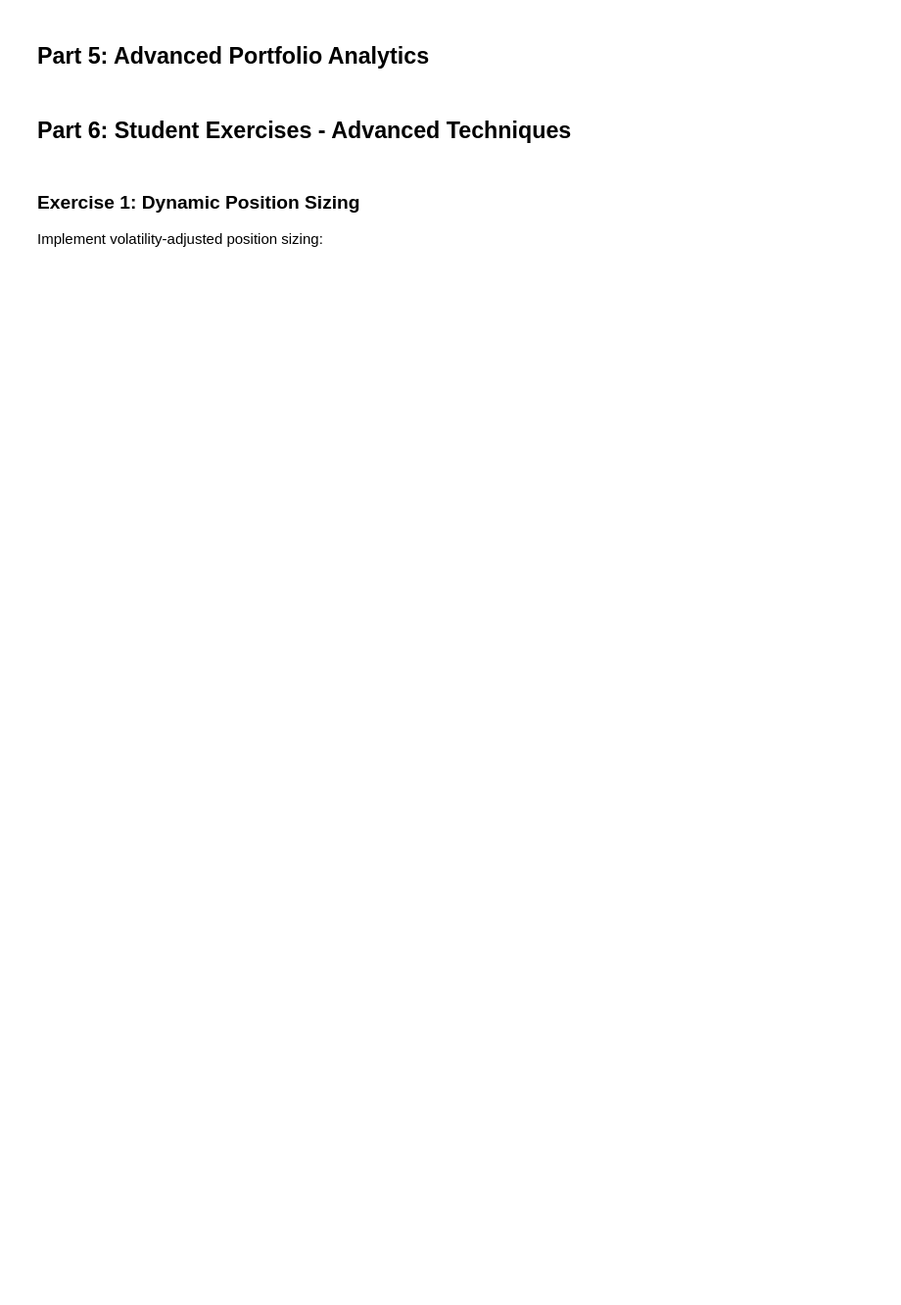
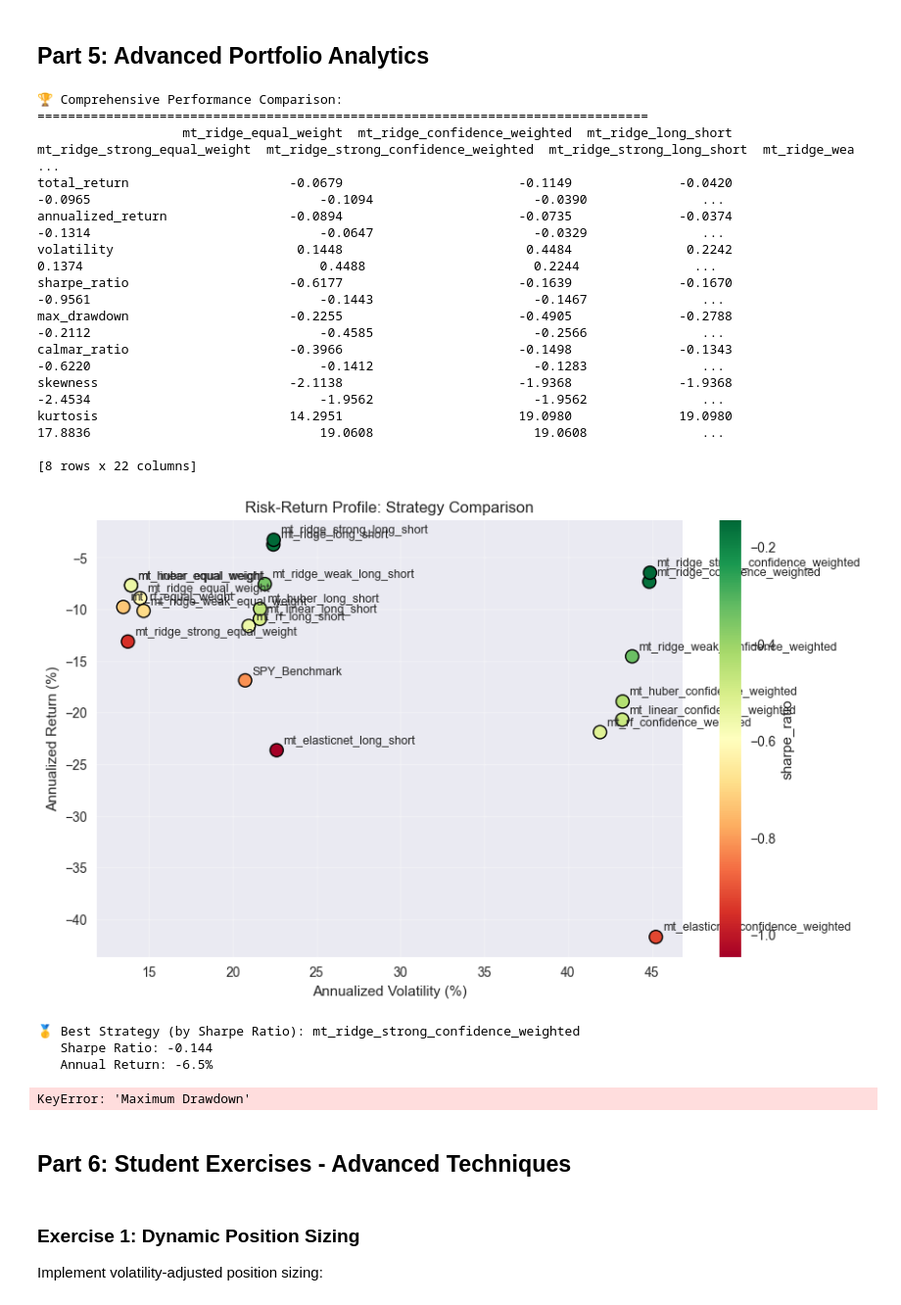
Before and after one commit to Cerebellum-Archive/capstone_simulator, a Jupyter notebook: notebooks/02_multi_target_tutorial.ipynb, the cells around one changed output. Shown at 98% size. Cells and saved outputs as stored; diff of their text form; code cells hidden in the pictures; blank space fills up the shorter version.

```diff
--- a/notebooks/02_multi_target_tutorial.ipynb
+++ b/notebooks/02_multi_target_tutorial.ipynb
@@ -318,7 +369,7 @@ regout_list, sweep_tags, stats_df = run_comprehensive_strategy_sweep(
 print("✅ Comprehensive strategy sweep completed!")
 print(f"📊 Strategies tested: {len(sweep_tags)}")
 print(f"📈 Benchmarks per strategy: Multiple (SPY-only, Equal Weight, Risk Parity, etc.)")
-print(f"📅 Analysis period: {stats_df.loc['start_date', sweep_tags[0]]} to {stats_df.loc['end_date', sweep_tags[0]]}")
+print(f"📅 Analysis period: {stats_df.loc[sweep_tags[0], 'start_date']} to {stats_df.loc[sweep_tags[0], 'end_date']}")
 
 # Display professional performance summary
 print("\n🏆 PROFESSIONAL MULTI-TARGET PERFORMANCE SUMMARY")
@@ -326,21 +377,21 @@ print("=" * 80)
 print(stats_df.round(4))
 
 # Highlight key insights
-best_strategy = stats_df.loc['sharpe'].idxmax()
-best_sharpe = stats_df.loc['sharpe', best_strategy]
+best_strategy = stats_df['sharpe'].idxmax()
+best_sharpe = stats_df.loc[best_strategy, 'sharpe']
 
 print(f"\n🎯 KEY INSIGHTS:")
 print(f"   📈 Best Strategy: {best_strategy}")
 print(f"   📊 Best Sharpe Ratio: {best_sharpe:.3f}")
-print(f"   💰 Best Annual Return: {stats_df.loc['return', best_strategy]:.2%}")
-print(f"   📉 Best Max Drawdown: {stats_df.loc['max_drawdown', best_strategy]:.2%}")
+print(f"   💰 Best Annual Return: {stats_df.loc[best_strategy, 'return']:.2%}")
+print(f"   📉 Best Max Drawdown: {stats_df.loc[best_strategy, 'max_drawdown']:.2%}")
 
 # Show strategy performance ranking
 print(f"\n📊 STRATEGY RANKING (by Sharpe Ratio):")
-sharpe_ranking = stats_df.loc['sharpe'].sort_values(ascending=False)
+sharpe_ranking = stats_df['sharpe'].sort_values(ascending=False)
 for i, (strategy, sharpe) in enumerate(sharpe_ranking.head(5).items(), 1):
-    annual_return = stats_df.loc['return', strategy]
-    max_dd = stats_df.loc['max_drawdown', strategy]
+    annual_return = stats_df.loc[strategy, 'return']
+    max_dd = stats_df.loc[strategy, 'max_drawdown']
     print(f"   {i}. {strategy}: Sharpe {sharpe:.3f} | Return {annual_return:.2%} | DD {max_dd:.2%}")
 
 # Position strategy analysis
@@ -359,7 +410,7 @@ for strategy in sweep_tags:
         strategy_type = "Unknown"
         description = "Strategy type analysis"
 
-    sharpe = stats_df.loc['sharpe', strategy]
+    sharpe = stats_df.loc[strategy, 'sharpe']
     print(f"   {strategy_type}: {description} | Sharpe: {sharpe:.3f}")
 
 print(f"\n📊 Ready for professional visualization and benchmarking analysis...")
@@ -548,40 +719,59 @@ spy_metrics = calculate_performance_metrics(multi_strategy_results.spy_benchmark
 performance_summary['SPY_Benchmark'] = pd.Series(spy_metrics)
 
 print("🏆 Comprehensive Performance Comparison:")
 print("=" * 80)
 print(performance_summary.round(4))
 
 # Risk-return scatter plot
 plt.figure(figsize=(10, 6))
 
-returns_annual = performance_summary.loc['Annual Return'] * 100
-volatility_annual = performance_summary.loc['Volatility'] * 100
-sharpe_ratios = performance_summary.loc['Sharpe Ratio']
+returns_annual = performance_summary.loc['annualized_return'] * 100
+volatility_annual = performance_summary.loc['volatility'] * 100
+sharpe_ratios = performance_summary.loc['sharpe_ratio']
 
 # Create scatter plot with color-coded Sharpe ratios
 scatter = plt.scatter(volatility_annual, returns_annual,
                      c=sharpe_ratios, s=100, cmap='RdYlGn',
                      edgecolors='black', linewidth=1)
 
 # Add labels for each point
 for i, strategy in enumerate(performance_summary.columns):
     plt.annotate(strategy,
                 (volatility_annual.iloc[i], returns_annual.iloc[i]),
                 xytext=(5, 5), textcoords='offset points', fontsize=9)
 
-plt.colorbar(scatter, label='Sharpe Ratio')
+plt.colorbar(scatter, label='sharpe_ratio')
 plt.xlabel('Annualized Volatility (%)')
 plt.ylabel('Annualized Return (%)')
 plt.title('Risk-Return Profile: Strategy Comparison')
 plt.grid(True, alpha=0.3)
 plt.show()
 
 # Best strategy analysis
-best_strategy_name = performance_summary.loc['Sharpe Ratio'].idxmax()
+best_strategy_name = performance_summary.loc['sharpe_ratio'].idxmax()
 print(f"\n🥇 Best Strategy (by Sharpe Ratio): {best_strategy_name}")
-print(f"   Sharpe Ratio: {performance_summary.loc['Sharpe Ratio', best_strategy_name]:.3f}")
-print(f"   Annual Return: {performance_summary.loc['Annual Return', best_strategy_name]:.1%}")
+print(f"   Sharpe Ratio: {performance_summary.loc['sharpe_ratio', best_strategy_name]:.3f}")
+print(f"   Annual Return: {performance_summary.loc['annualized_return', best_strategy_name]:.1%}")
 print(f"   Max Drawdown: {performance_summary.loc['Maximum Drawdown', best_strategy_name]:.1%}")
+# %% [output]
+🏆 Comprehensive Performance Comparison:
+================================================================================
+                   mt_ridge_equal_weight  mt_ridge_confidence_weighted  mt_ridge_long_short  mt_ridge_strong_equal_weight  mt_ridge_strong_confidence_weighted  mt_ridge_strong_long_short  mt_ridge_wea ...
+total_return                     -0.0679                       -0.1149              -0.0420                       -0.0965                              -0.1094                     -0.0390               ...
+annualized_return                -0.0894                       -0.0735              -0.0374                       -0.1314                              -0.0647                     -0.0329               ...
+volatility                        0.1448                        0.4484               0.2242                        0.1374                               0.4488                      0.2244               ...
+sharpe_ratio                     -0.6177                       -0.1639              -0.1670                       -0.9561                              -0.1443                     -0.1467               ...
+max_drawdown                     -0.2255                       -0.4905              -0.2788                       -0.2112                              -0.4585                     -0.2566               ...
+calmar_ratio                     -0.3966                       -0.1498              -0.1343                       -0.6220                              -0.1412                     -0.1283               ...
+skewness                         -2.1138                       -1.9368              -1.9368                       -2.4534                              -1.9562                     -1.9562               ...
+kurtosis                         14.2951                       19.0980              19.0980                       17.8836                              19.0608                     19.0608               ...
+
+[8 rows x 22 columns]
+[figure, added]
+🥇 Best Strategy (by Sharpe Ratio): mt_ridge_strong_confidence_weighted
+   Sharpe Ratio: -0.144
+   Annual Return: -6.5%
+KeyError: 'Maximum Drawdown'
 # %% [markdown]
 ## Part 6: Student Exercises - Advanced Techniques
 # %% [markdown]
```
Also changed, not shown: parts of 9 cells of this notebook, 3 other files.
